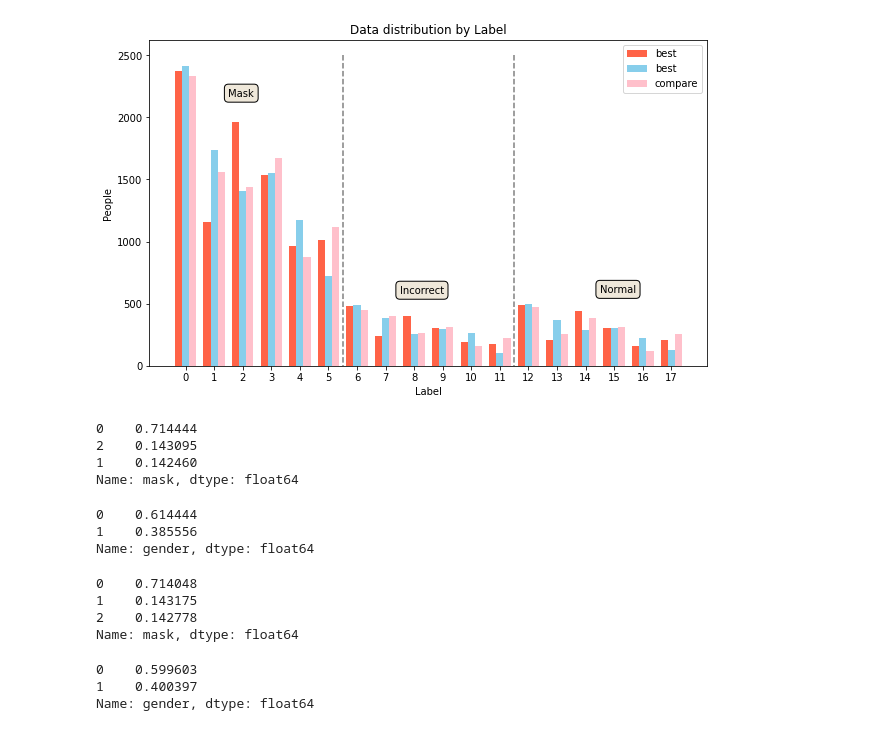
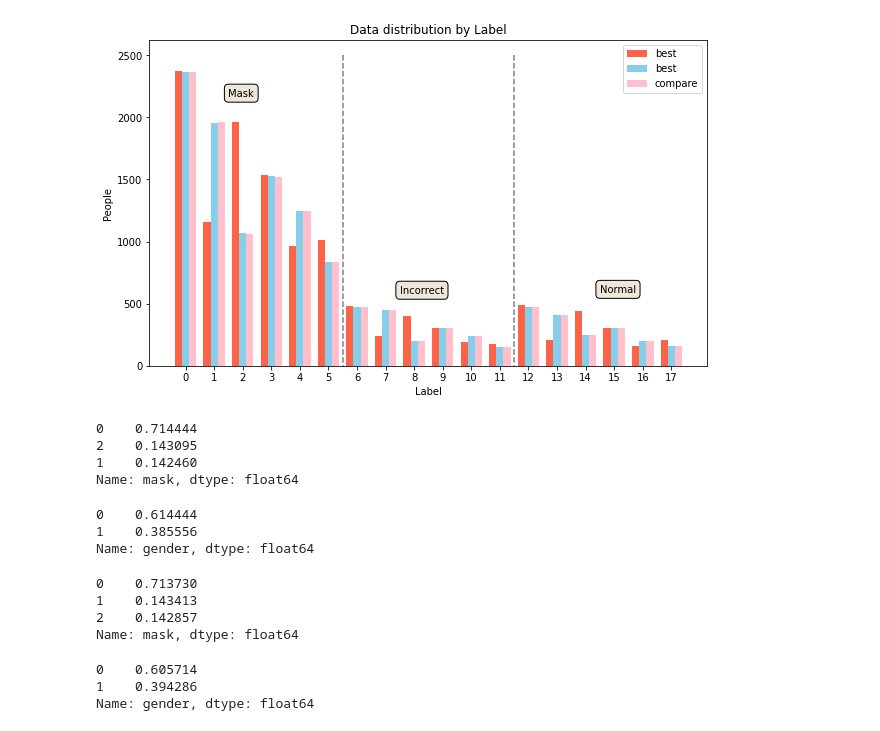
Before and after one commit to boostcampaitech2/image-classification-level1-12, a Jupyter notebook: templates/pro_hun/experiment/model_test.ipynb, the cells around one changed output. Cells and saved outputs as stored; diff of their text form; code cells hidden in the pictures.

Commit message:
test_remain_crop

```diff
--- a/templates/pro_hun/experiment/model_test.ipynb
+++ b/templates/pro_hun/experiment/model_test.ipynb
@@ -10,37 +10,37 @@ import cv2
 import matplotlib.pyplot as plt
 
 best_1 = pd.read_csv('/opt/ml/image-classification-level1-12/templates/pro_hun/output/sub/0825/sub_2021-08-25_092537.csv')
-best_2 = pd.read_csv('/opt/ml/image-classification-level1-12/templates/pro_hun/output/sub/sub_2021-08-31_002513_ensemble.csv')
+best_2 = pd.read_csv('/opt/ml/image-classification-level1-12/templates/pro_hun/output/sub/sub_2021-08-31_192624_crop_crop.csv')
 compare_path = input('비교하고자하는 결과의 경로를 입력해주세요: ')
 pred_1 = pd.read_csv(compare_path)
 
 plt.figure(figsize=(10, 6))
 
 label_data = best_1['ans'].value_counts().sort_index()
 label_data_2 = best_2['ans'].value_counts().sort_index()
 compare_data = pred_1['ans'].value_counts().sort_index()
 plt.bar(label_data.index-0.25, label_data, color='tomato', width=0.25, label='best')
 plt.bar(label_data_2.index, label_data_2, color='skyblue', width=0.25, label='best')
 plt.bar(compare_data.index+0.25, compare_data, color='pink', width=0.25, label='compare')
 
 # plt.bar(label_data[6:12].index-0.5, label_data[6:12], color='tomato', width=0.5, label='best')
 # plt.bar(label_data[12:].index-0.5, label_data[12:], color='tomato', width=0.5, label='best')
 plt.xticks(label_data.index)
 plt.annotate('Mask', (1.5, label_data.max()-200), fontsize=10, bbox=dict(boxstyle='round', pad=0.4, facecolor='#efe8da', linewidth=1))
 plt.annotate('Incorrect', (7.5, label_data[6:12].max()+100), fontsize=10, bbox=dict(boxstyle='round', pad=0.4, facecolor='#efe8da', linewidth=1))
 plt.annotate('Normal', (14.5, label_data[12:].max()+100), fontsize=10, bbox=dict(boxstyle='round', pad=0.4, facecolor='#efe8da', linewidth=1))
 plt.plot([5.5, 5.5], [2500, 0], linestyle='--', color='gray')
 plt.plot([11.5, 11.5], [2500, 0], linestyle='--', color='gray')
 plt.xlabel('Label')
 plt.ylabel('People')
 plt.title('Data distribution by Label')
 plt.legend()
 plt.show()
 
 show_ratio(best_1)
 show_ratio(pred_1)
 # %% [output]
-[figure, old version]
+[figure, new version]
 0    0.714444
 2    0.143095
 1    0.142460
@@ -48,10 +48,10 @@ Name: mask, dtype: float64
 0    0.614444
 1    0.385556
 Name: gender, dtype: float64
-0    0.714048
-1    0.143175
-2    0.142778
+0    0.713730
+1    0.143413
+2    0.142857
 Name: mask, dtype: float64
-0    0.599603
-1    0.400397
+0    0.605714
+1    0.394286
 Name: gender, dtype: float64
```
Also changed, not shown: parts of 1 cell of this notebook, 2 other files.
